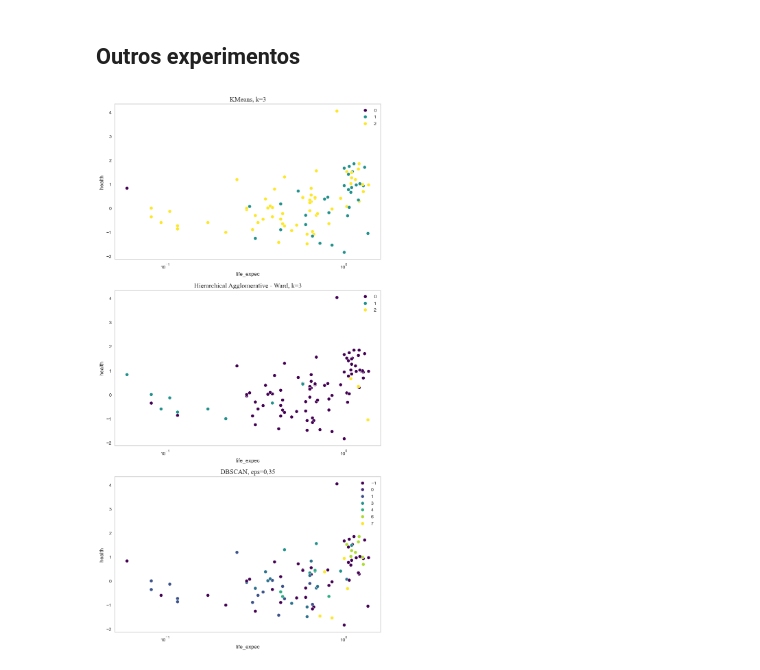
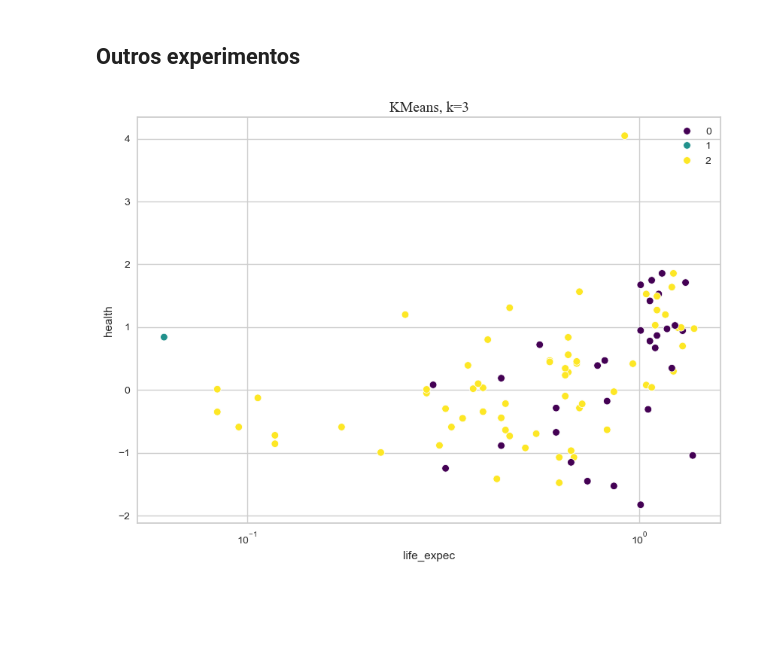
Before and after one commit to rabreu/Infnet-MIT-IA-Clustering-PD-25E4_2, a Jupyter notebook: Infnet-MIT-IA-Clustering-PD-25E4_2.ipynb, the cells around one changed output. Saved outputs shown, nothing was run; the diff lists cells and outputs as text; code cells hidden in the pictures; blank space fills up the shorter version.

```diff
--- a/Infnet-MIT-IA-Clustering-PD-25E4_2.ipynb
+++ b/Infnet-MIT-IA-Clustering-PD-25E4_2.ipynb
@@ -526,63 +557,24 @@ hues['ward'] = ward.labels_
 dbscan = DBSCAN(eps=EPS, min_samples=5, n_jobs=-1, metric='euclidean').fit(dataset_pca)
 hues['dbscan'] = dbscan.fit_predict(dataset_pca)
 # %%
-f, ax = plt.subplots(3, 1)
-f.set_figheight(20)
+f, ax = plt.subplots(1, 1)
+f.set_figheight(7)
 f.set_figwidth(10)
-
 
 sb.scatterplot(
     data=dataset,
     x='life_expec',
     y='health',
     hue=hues['kmeans'],
     palette='viridis',
-    ax=ax[0]
+    ax=ax
 )
 
-# ax[0].scatter(
-#     [x for x, _ in kmeans.cluster_centers_],
-#     [y for _, y in kmeans.cluster_centers_],
-#     marker='X',
-#     color='red'
-# )
+ax.set_title(f'KMeans, k={NCLUSTERS}', fontfamily='Times New Roman', fontsize=14)
 
-kmeans_lm = sb.scatterplot(
-    data=dataset,
-    x='life_expec',
-    y='health',
-    hue=hues['ward'],
-    palette='viridis',
-    ax=ax[1]
-)
-
-
-sb.scatterplot(
-    data=dataset,
-    x='life_expec',
-    y='health',
-    hue=hues['dbscan'],
-    palette='viridis',
-    ax=ax[2]
-)
-
-ax[0].set_title(f'KMeans, k={NCLUSTERS}', fontfamily='Times New Roman', fontsize=14)
-ax[1].set_title(f'Hierarchical Agglomerative - Ward, k={NCLUSTERS}', fontfamily='Times New Roman', fontsize=14)
-ax[2].set_title(f'DBSCAN, eps={RIGHT_dec_format(EPS)}', fontfamily='Times New Roman', fontsize=14)
-
-ax[0].grid(False)
-ax[1].grid(False)
-ax[2].grid(False)
-
-ax[0].set_xscale('log')
-ax[0].set_yscale('linear')
-
-ax[1].set_xscale('log')
-ax[1].set_yscale('linear')
-
-ax[2].set_xscale('log')
-ax[2].set_yscale('linear')
+ax.set_xscale('log')
+ax.set_yscale('linear')
 
 plt.show()
 # %% [output]
-[figure, old version]
+[figure, new version]
```
Also changed, not shown: parts of 11 cells of this notebook, 12 other files.
